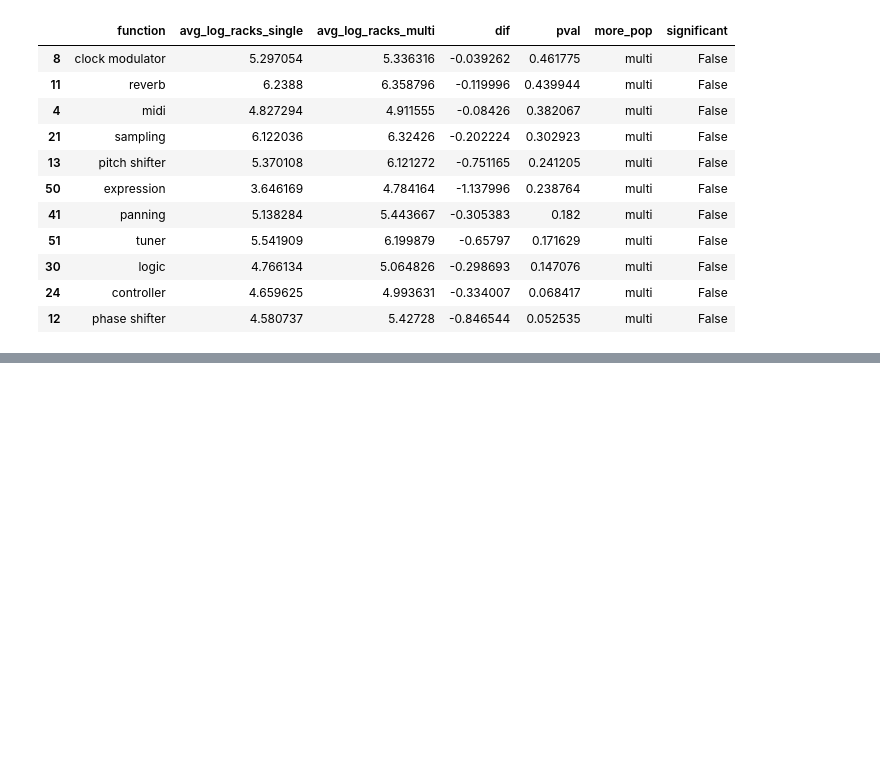
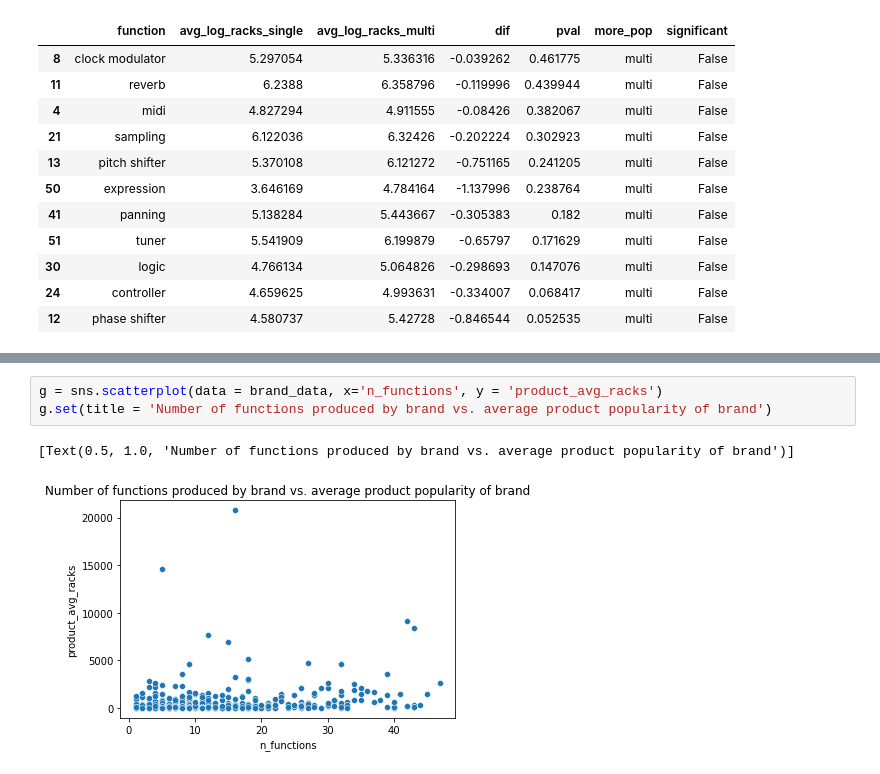
Before and after one commit to zstone00000/nycdsa_python_project, a Jupyter notebook: Eurorack_EDA.ipynb, the cells around one changed output, grey strips where cells are left out. Drawn from its saved outputs; the diff is of its cells as text; blank space fills up the shorter version.

```diff
--- a/Eurorack_EDA.ipynb
+++ b/Eurorack_EDA.ipynb
@@ -760,0 +778,6 @@ Do popular companies with high total popularity have many popular items accross
+# %%
+g = sns.scatterplot(data = brand_data, x='n_functions', y = 'product_avg_racks')
+g.set(title = 'Number of functions produced by brand vs. average product popularity of brand')
+# %% [output]
+[Text(0.5, 1.0, 'Number of functions produced by brand vs. average product popularity of brand')]
+[figure, added]
```
Also changed, not shown: parts of 51 cells of this notebook.
